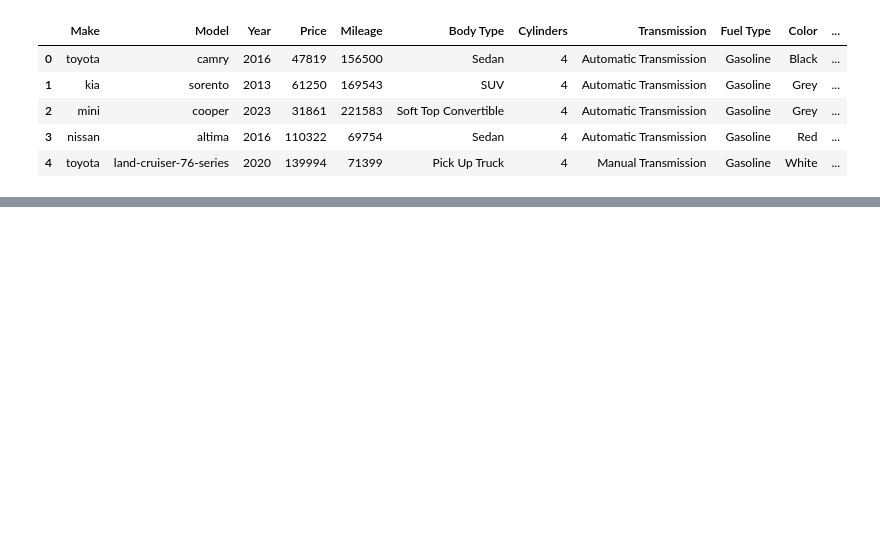
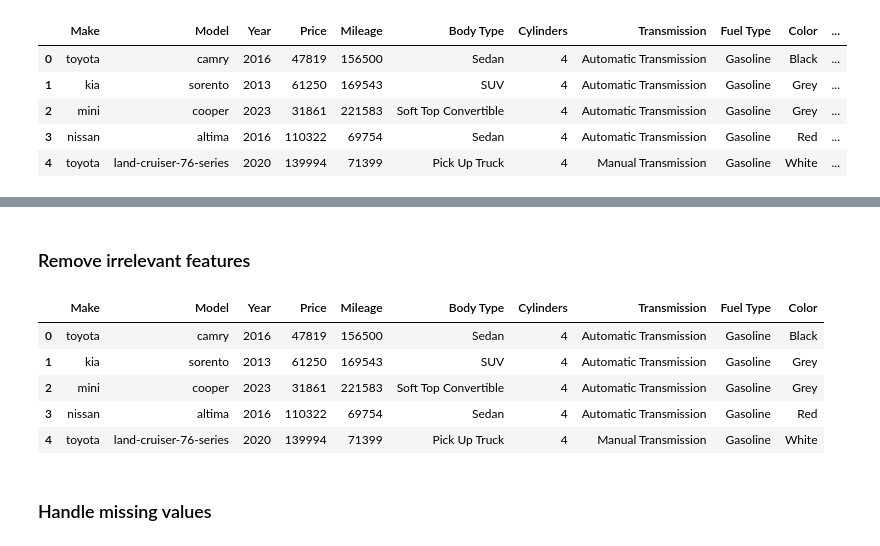
Before and after one commit to DinithKumudika/IS4116---Business-Intelligence-Systems---Assingnment-2, a Jupyter notebook: preprocess.ipynb, the cells around one changed output, grey strips where cells are left out. Saved outputs shown, nothing was run; the diff lists cells and outputs as text; code cells hidden in the pictures; blank space fills up the shorter version.

```diff
--- a/preprocess.ipynb
+++ b/preprocess.ipynb
@@ -35,0 +139,17 @@ df.head()
+# %% [markdown]
+### Remove irrelevant features
+# %%
+# for price prediction of these use vehicles description of the each car is not required.
+# also the city in UAE where the car is available, does not usually influence its price
+# therefore we can remove them considering as an irrelevant features
+df=df.drop(["Location","Description"],axis=1)
+df.head(5)
+# %% [output]
+|  | Make | Model | Year | Price | Mileage | Body Type | Cylinders | Transmission | Fuel Type | Color |
+| 0 | toyota | camry | 2016 | 47819 | 156500 | Sedan | 4 | Automatic Transmission | Gasoline | Black |
+| 1 | kia | sorento | 2013 | 61250 | 169543 | SUV | 4 | Automatic Transmission | Gasoline | Grey |
+| 2 | mini | cooper | 2023 | 31861 | 221583 | Soft Top Convertible | 4 | Automatic Transmission | Gasoline | Grey |
+| 3 | nissan | altima | 2016 | 110322 | 69754 | Sedan | 4 | Automatic Transmission | Gasoline | Red |
+| 4 | toyota | land-cruiser-76-series | 2020 | 139994 | 71399 | Pick Up Truck | 4 | Manual Transmission | Gasoline | White |
+# %% [markdown]
+### Handle missing values
```
Also changed, not shown: parts of 26 cells of this notebook.
